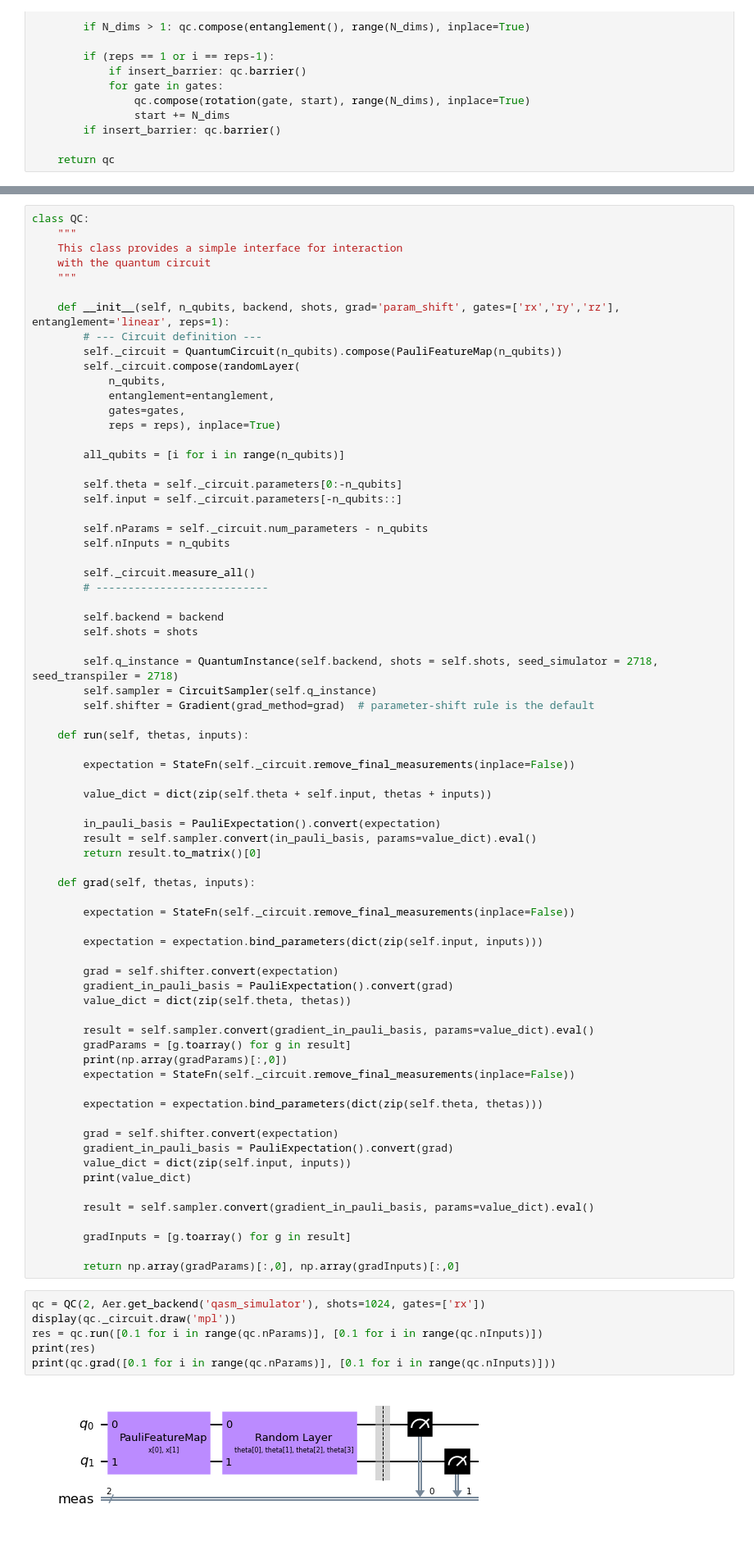
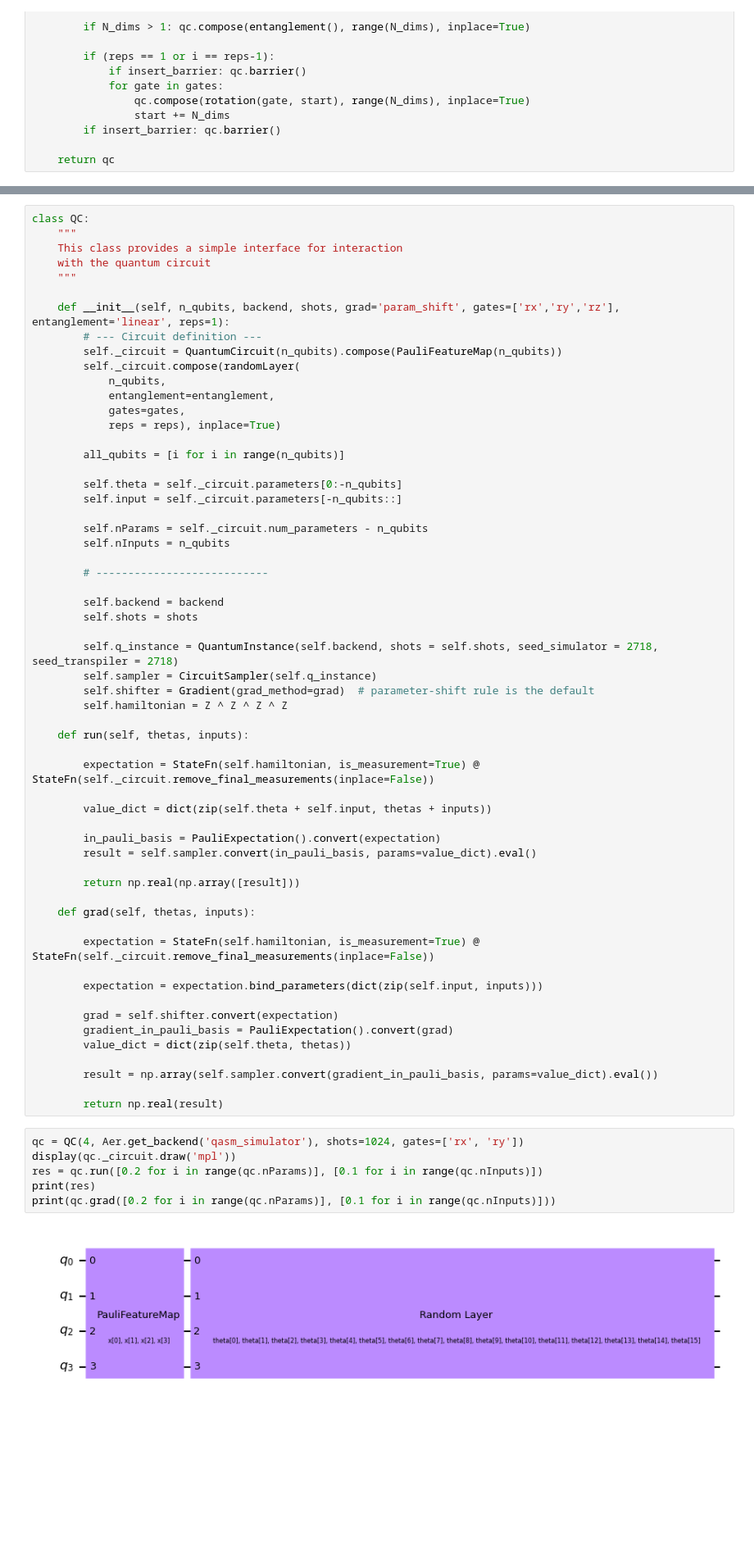
Before and after one commit to mattwright99/QMIND-VQC, a Jupyter notebook: src/RandomCircuit/quanvolutionalRandomCircuit.ipynb, the cells around one changed output, grey strips where cells are left out. Shown at 82% size. Cells and saved outputs as stored; diff of their text form; blank space fills up the shorter version.

Commit message:
Run and grad functions have been returned to hamiltonian version

```diff
--- a/src/RandomCircuit/quanvolutionalRandomCircuit.ipynb
+++ b/src/RandomCircuit/quanvolutionalRandomCircuit.ipynb
@@ -128,7 +128,6 @@ class QC:
         self.nParams = self._circuit.num_parameters - n_qubits
         self.nInputs = n_qubits
 
-        self._circuit.measure_all()
         # ---------------------------
 
         self.backend = backend
@@ -137,20 +136,22 @@ class QC:
         self.q_instance = QuantumInstance(self.backend, shots = self.shots, seed_simulator = 2718, seed_transpiler = 2718)
         self.sampler = CircuitSampler(self.q_instance)
         self.shifter = Gradient(grad_method=grad)  # parameter-shift rule is the default
+        self.hamiltonian = Z ^ Z ^ Z ^ Z
 
     def run(self, thetas, inputs):
 
-        expectation = StateFn(self._circuit.remove_final_measurements(inplace=False))
+        expectation = StateFn(self.hamiltonian, is_measurement=True) @ StateFn(self._circuit.remove_final_measurements(inplace=False))
 
         value_dict = dict(zip(self.theta + self.input, thetas + inputs))
 
         in_pauli_basis = PauliExpectation().convert(expectation)
         result = self.sampler.convert(in_pauli_basis, params=value_dict).eval()
-        return result.to_matrix()[0]
+
+        return np.real(np.array([result]))
 
     def grad(self, thetas, inputs):
 
-        expectation = StateFn(self._circuit.remove_final_measurements(inplace=False))
+        expectation = StateFn(self.hamiltonian, is_measurement=True) @ StateFn(self._circuit.remove_final_measurements(inplace=False))
 
         expectation = expectation.bind_parameters(dict(zip(self.input, inputs)))
 
@@ -158,28 +159,14 @@ class QC:
         gradient_in_pauli_basis = PauliExpectation().convert(grad)
         value_dict = dict(zip(self.theta, thetas))
 
-        result = self.sampler.convert(gradient_in_pauli_basis, params=value_dict).eval()
-        gradParams = [g.toarray() for g in result]
-        print(np.array(gradParams)[:,0])
-        expectation = StateFn(self._circuit.remove_final_measurements(inplace=False))
+        result = np.array(self.sampler.convert(gradient_in_pauli_basis, params=value_dict).eval())
 
-        expectation = expectation.bind_parameters(dict(zip(self.theta, thetas)))
-
-        grad = self.shifter.convert(expectation)
-        gradient_in_pauli_basis = PauliExpectation().convert(grad)
-        value_dict = dict(zip(self.input, inputs))
-        print(value_dict)
-
-        result = self.sampler.convert(gradient_in_pauli_basis, params=value_dict).eval()
-
-        gradInputs = [g.toarray() for g in result]
-
-        return np.array(gradParams)[:,0], np.array(gradInputs)[:,0]
+        return np.real(result)
 # %%
-qc = QC(2, Aer.get_backend('qasm_simulator'), shots=1024, gates=['rx'])
+qc = QC(4, Aer.get_backend('qasm_simulator'), shots=1024, gates=['rx', 'ry'])
 display(qc._circuit.draw('mpl'))
-res = qc.run([0.1 for i in range(qc.nParams)], [0.1 for i in range(qc.nInputs)])
+res = qc.run([0.2 for i in range(qc.nParams)], [0.1 for i in range(qc.nInputs)])
 print(res)
-print(qc.grad([0.1 for i in range(qc.nParams)], [0.1 for i in range(qc.nInputs)]))
+print(qc.grad([0.2 for i in range(qc.nParams)], [0.1 for i in range(qc.nInputs)]))
 # %% [output]
-[figure, old version]
+[figure, new version]
```
Also changed, not shown: parts of 1 cell of this notebook, 1 other file.
